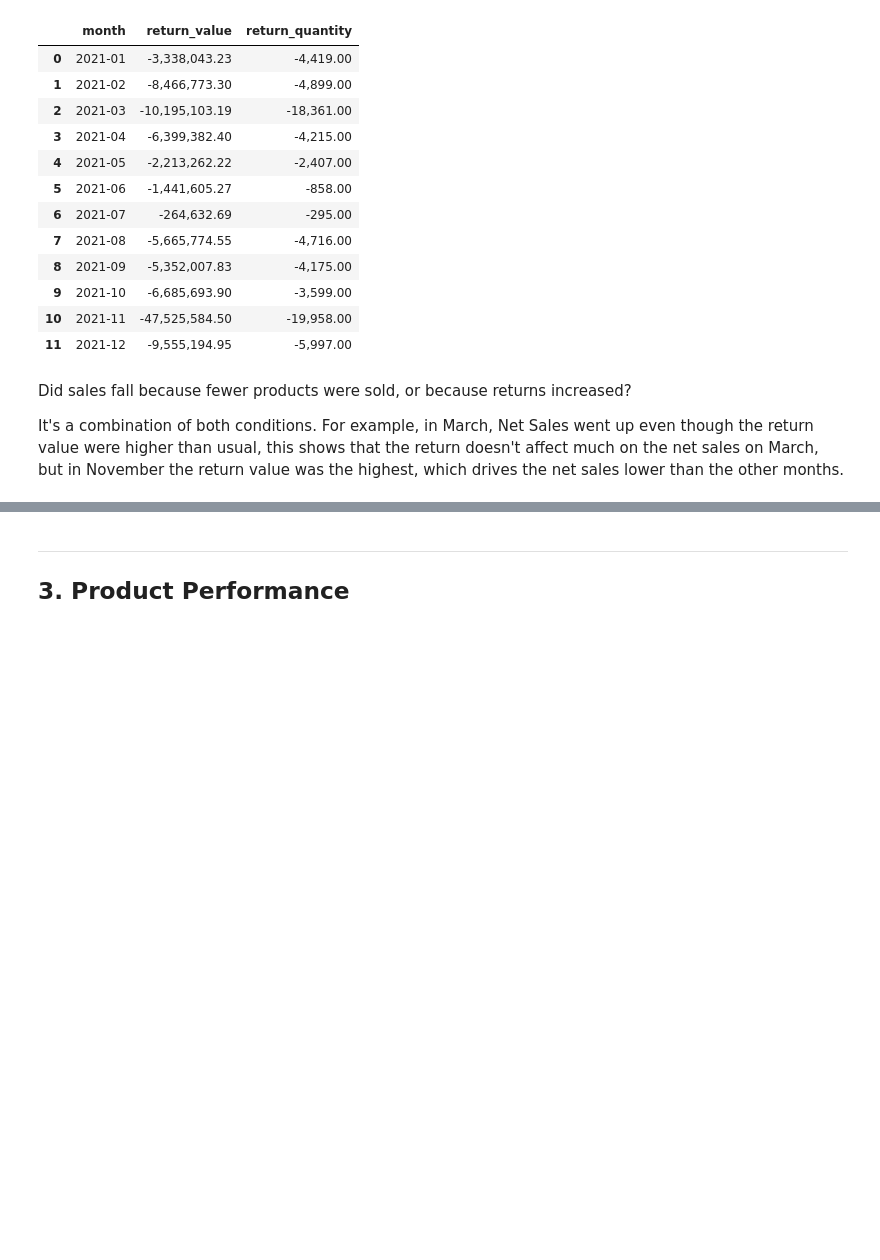
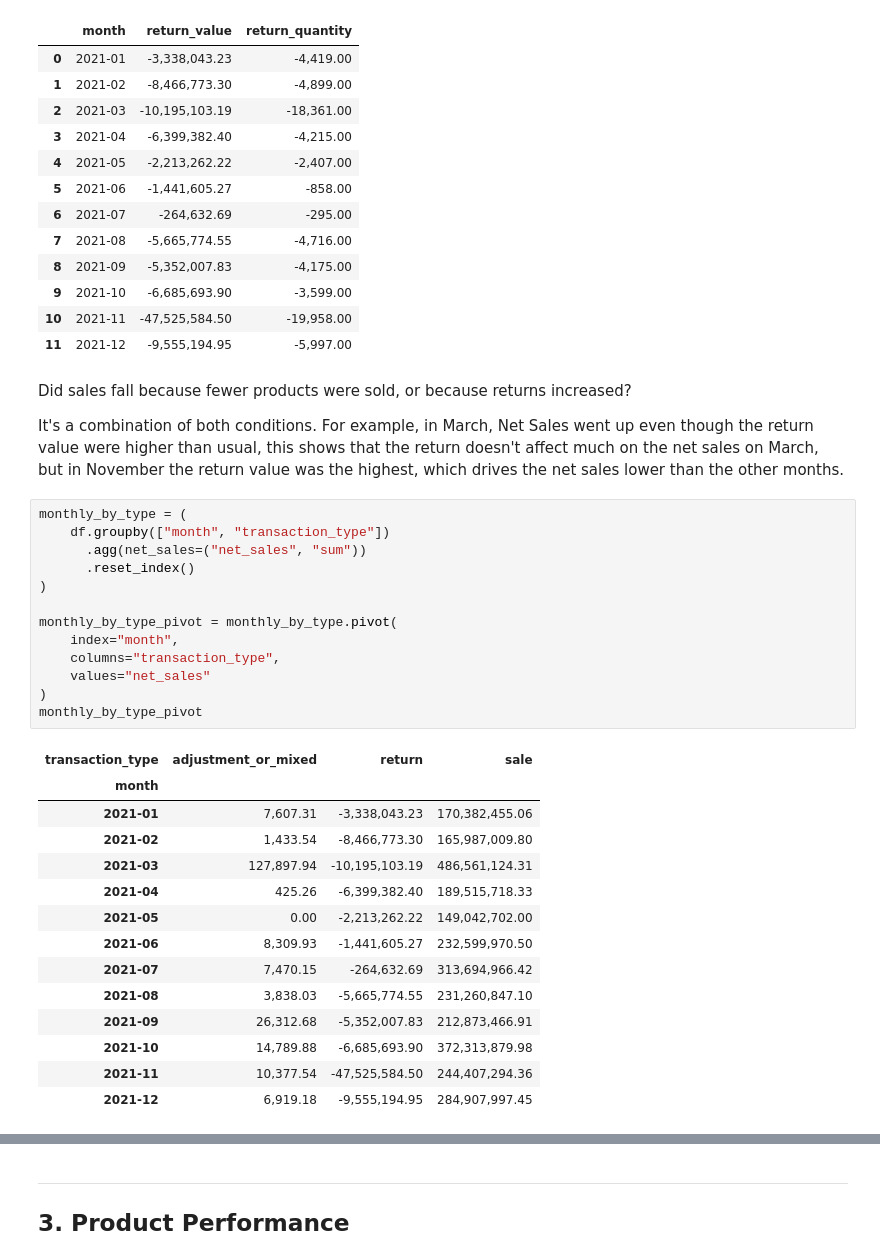
Before and after one commit to Thomasfilemon/pasar-rau-sales-analysis, a Jupyter notebook: notebooks/03_exploratory_analysis.ipynb, the cells around one changed output, grey strips where cells are left out. Saved outputs shown, nothing was run; the diff lists cells and outputs as text; blank space fills up the shorter version.

```diff
--- a/notebooks/03_exploratory_analysis.ipynb
+++ b/notebooks/03_exploratory_analysis.ipynb
@@ -230,3 +237,31 @@ monthly_returns
 Did sales fall because fewer products were sold, or because returns increased?
 
 It's a combination of both conditions. For example, in March, Net Sales went up even though the return value were higher than usual, this shows that the return doesn't affect much on the net sales on March, but in November the return value was the highest, which drives the net sales lower than the other months.
+# %%
+monthly_by_type = (
+    df.groupby(["month", "transaction_type"])
+      .agg(net_sales=("net_sales", "sum"))
+      .reset_index()
+)
+
+monthly_by_type_pivot = monthly_by_type.pivot(
+    index="month",
+    columns="transaction_type",
+    values="net_sales"
+)
+monthly_by_type_pivot
+# %% [output]
+| transaction_type | adjustment_or_mixed | return | sale |
+| month |  |  |  |
+| 2021-01 | 7,607.31 | -3,338,043.23 | 170,382,455.06 |
+| 2021-02 | 1,433.54 | -8,466,773.30 | 165,987,009.80 |
+| 2021-03 | 127,897.94 | -10,195,103.19 | 486,561,124.31 |
+| 2021-04 | 425.26 | -6,399,382.40 | 189,515,718.33 |
+| 2021-05 | 0.00 | -2,213,262.22 | 149,042,702.00 |
+| 2021-06 | 8,309.93 | -1,441,605.27 | 232,599,970.50 |
+| 2021-07 | 7,470.15 | -264,632.69 | 313,694,966.42 |
+| 2021-08 | 3,838.03 | -5,665,774.55 | 231,260,847.10 |
+| 2021-09 | 26,312.68 | -5,352,007.83 | 212,873,466.91 |
+| 2021-10 | 14,789.88 | -6,685,693.90 | 372,313,879.98 |
+| 2021-11 | 10,377.54 | -47,525,584.50 | 244,407,294.36 |
+| 2021-12 | 6,919.18 | -9,555,194.95 | 284,907,997.45 |
```
Also changed, not shown: parts of 18 cells of this notebook, 1 other file.
